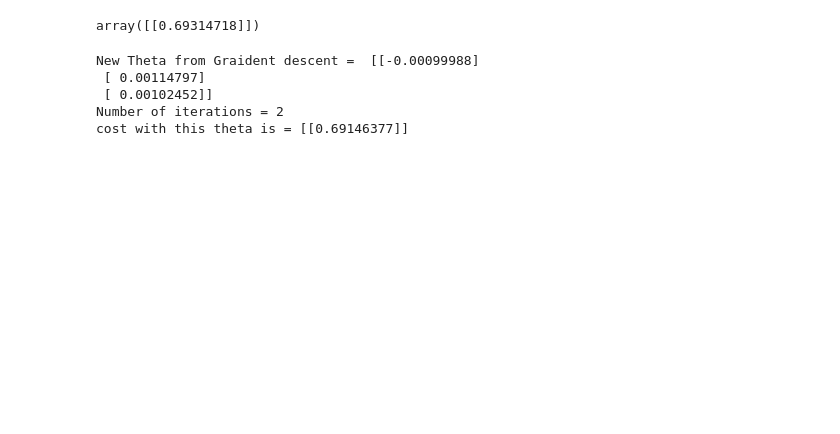
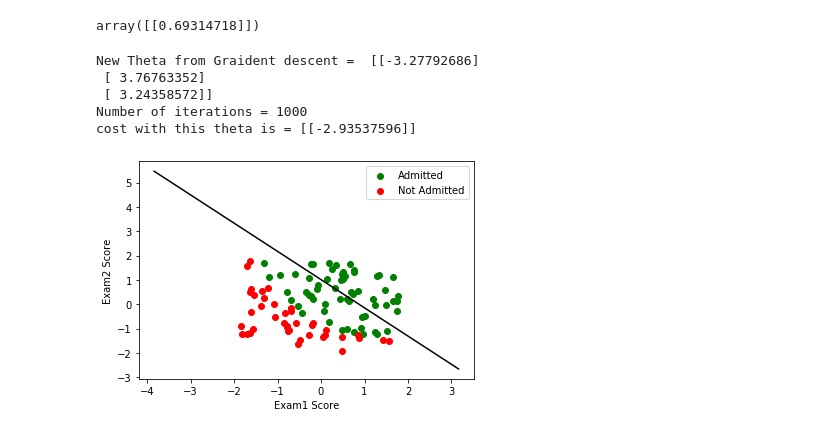
Before and after one commit to amitsuneja/MachineLeaning, a Jupyter notebook: AndrewNG/Week3/Excercise03/Week3_Excercise01.ipynb, the cells around one changed output. Drawn from its saved outputs; the diff is of its cells as text; code cells hidden in the pictures; blank space fills up the shorter version.

```diff
--- a/AndrewNG/Week3/Excercise03/Week3_Excercise01.ipynb
+++ b/AndrewNG/Week3/Excercise03/Week3_Excercise01.ipynb
@@ -22,7 +22,7 @@ def segregate_x_into_pass_fail(df_x, df_y):
     mask_pass = df_y["AdmitORNot"] == 1
     df_x_pass = df_x[mask_pass]
     df_x_fail = df_x[~mask_pass]
-    return df_x_pass, df_x_fail, mask
+    return df_x_pass, df_x_fail, mask_pass
 
 def plot_pass_fail(df_x_pass, df_x_fail):
     plt.scatter(df_x_pass["Exam1Score"], df_x_pass["Exam2Score"], marker="o", color="green", label="Admitted")
@@ -82,15 +101,14 @@ initial_cost
 # %% [output]
 array([[0.69314718]])
 # %%
-def batch_graident_decent(theta, x, y, alpha = 0.001, convergence=0.0000001):
+def batch_graident_decent(theta, x, y, alpha = 0.01, convergence=0.001):
     cost_list = list()
-    cost = cost_function(theta, x, y) + 5
-    old_cost=cost_function(theta, x, y)
-    change_in_cost = 5
+    old_cost=0
+    change_in_cost = 0
     i = 0
-    while change_in_cost > convergence:
+    while i < 1000:
         theta = theta - (alpha*first_deri_j(theta, x, y))
-        cost = cost_function(theta, x, y) + 5
+        cost = cost_function(theta, x, y)
         change_in_cost = cost - old_cost
         old_cost = cost
         i = i + 1
@@ -101,8 +119,19 @@ print("New Theta from Graident descent = ", theta)
 print("Number of iterations =", i)
 print("cost with this theta is =",cost_function(theta, x, y) )
 # %% [output]
-New Theta from Graident descent =  [[-0.00099988]
- [ 0.00114797]
- [ 0.00102452]]
-Number of iterations = 2
-cost with this theta is = [[0.69146377]]
+New Theta from Graident descent =  [[-3.27792686]
+ [ 3.76763352]
+ [ 3.24358572]]
+Number of iterations = 1000
+cost with this theta is = [[-2.93537596]]
+# %%
+df2_x_pass = df2_x[mask]
+df2_x_fail = df2_x[~mask]
+# %%
+plt = plot_pass_fail(df2_x_pass, df2_x_fail)
+x1 = np.arange(  np.min(df2["Exam1Score"]-2)  , np.max(df2["Exam2Score"]+2)  )
+x2 = -(theta[0] + theta[1] * x1) / theta[2]
+plt.plot(x1, x2, c='k', label='reg line')
+plt.show()
+# %% [output]
+[figure, added]
```
Also changed, not shown: parts of 4 cells of this notebook, 6 other files.
